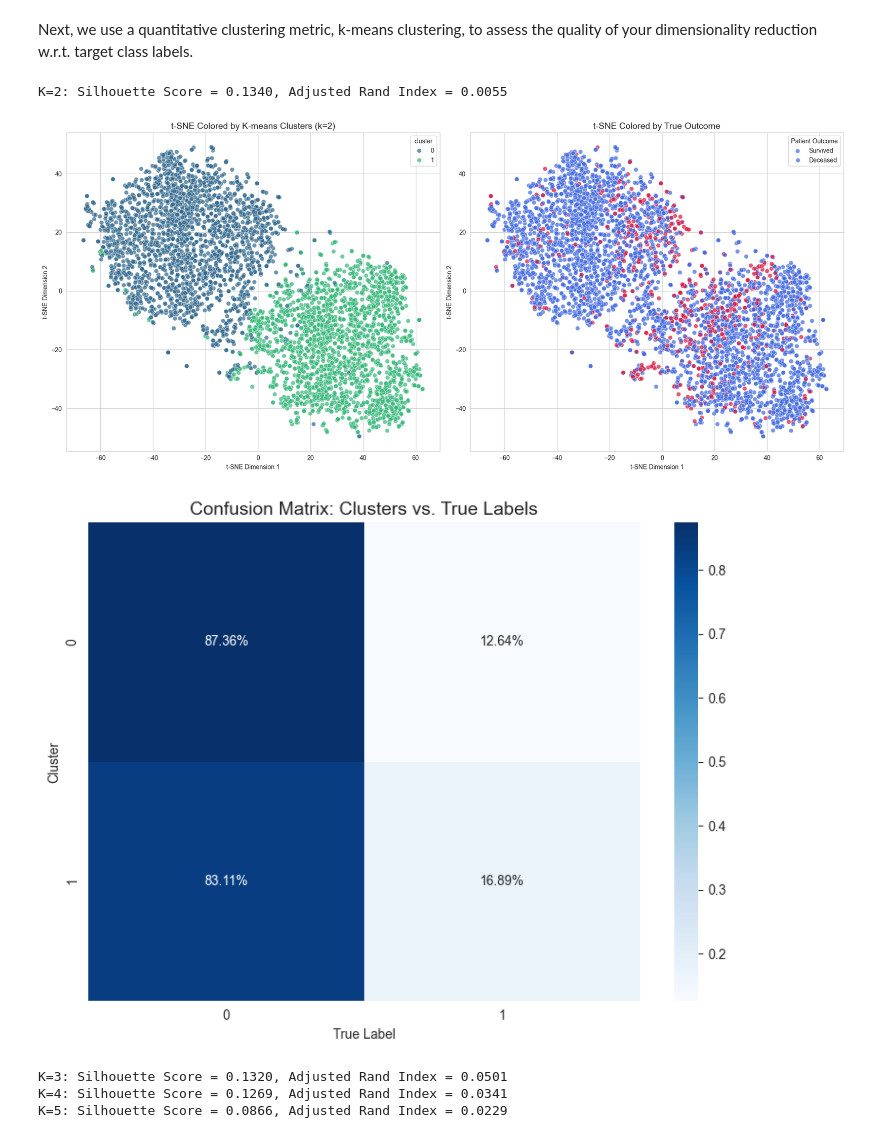
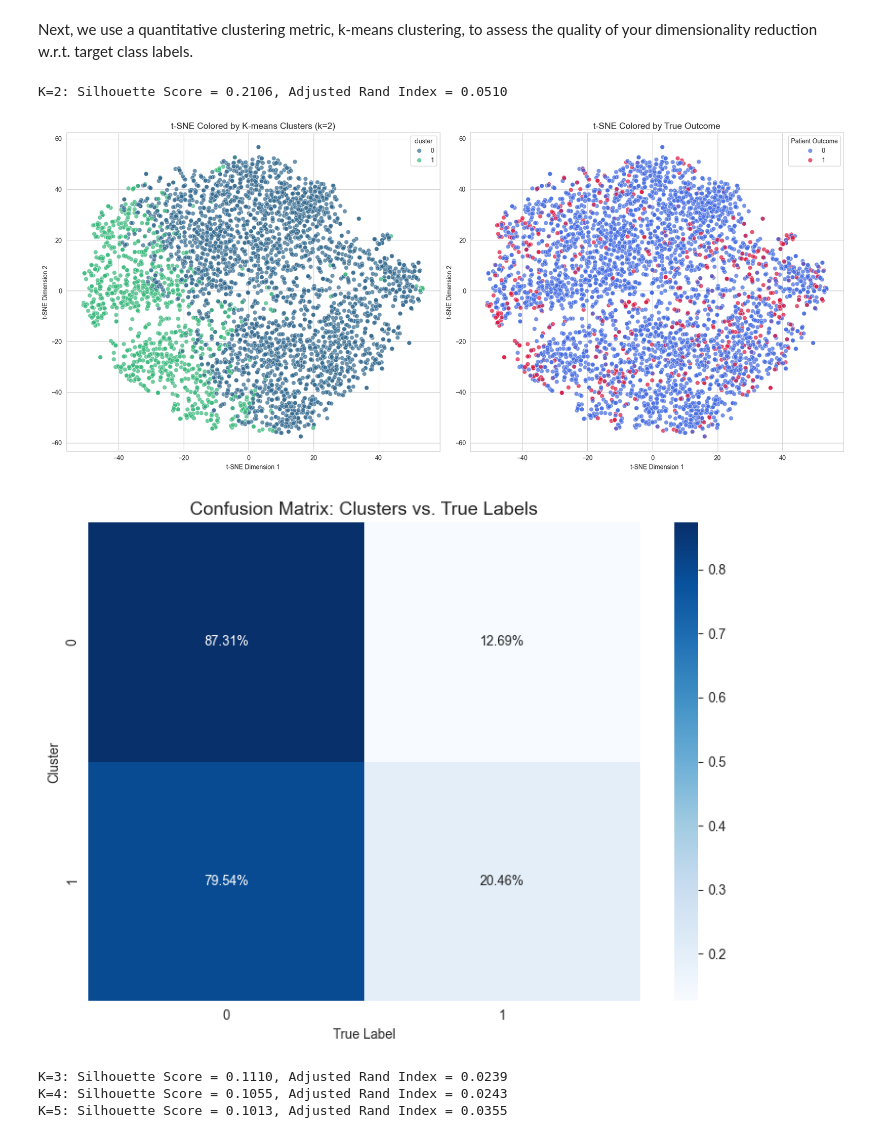
Before and after one commit to yannikc/ML4H_project1, a Jupyter notebook: q3_representation_learning.ipynb, the cells around one changed output. Drawn from its saved outputs; the diff is of its cells as text; code cells hidden in the pictures.

```diff
--- a/q3_representation_learning.ipynb
+++ b/q3_representation_learning.ipynb
@@ -81,6 +81,7 @@ def prepare_sequence_data(df):
 def create_tensor_dataset(patient_sequences):
     """
     Create a PyTorch TensorDataset from patient sequences.
+    Each tensor corresponds to one patient/RecordID sequence.
     """
     sequences = []
     record_ids = []
@@ -89,7 +90,6 @@ def create_tensor_dataset(patient_sequences):
         sequences.append(sequence)
         record_ids.append(record_id)
 
-    # Convert to tensors
     sequences_tensor = torch.FloatTensor(np.array(sequences))
     record_ids_tensor = torch.LongTensor(np.array(record_ids))
 
@@ -178,8 +212,9 @@ Features dimension val:  40
 # %%
 # Initialize model and optimization
-hidden_dim = 128
-embedding_dim = 20
-autoencoder = TimeSeriesAutoencoder(input_dim, hidden_dim, embedding_dim)
+hidden_dim = 264
+embedding_dim = 15
+num_layers = 2
+autoencoder = TimeSeriesAutoencoder(input_dim, hidden_dim, embedding_dim, num_layers)
 
 device = torch.device('cuda' if torch.cuda.is_available() else 'cpu')
 autoencoder = autoencoder.to(device)
@@ -188,13 +223,17 @@ autoencoder = autoencoder.to(device)
 criterion = nn.MSELoss()
 optimizer = optim.Adam(autoencoder.parameters(), lr=0.001)
 
+scheduler = optim.lr_scheduler.ReduceLROnPlateau(
+    optimizer, mode='min', factor=0.5, patience=3, verbose=True
+)
+
 # Training loop
-num_epochs = 75
+num_epochs = 20
 train_losses = []
 val_losses = []
 
 # Early stopping parameters
-patience = 5
+patience = 10
 best_val_loss = float('inf')
 patience_counter = 0
 
@@ -214,6 +253,7 @@ for epoch in range(num_epochs):
         # Backward pass and optimize
         optimizer.zero_grad()
         loss.backward()
+        torch.nn.utils.clip_grad_norm_(autoencoder.parameters(), max_norm=1.0)
         optimizer.step()
 
         epoch_loss += loss.item()
@@ -235,6 +275,8 @@ for epoch in range(num_epochs):
     avg_val_loss = val_loss / len(val_loader)
     val_losses.append(avg_val_loss)
 
+    scheduler.step(avg_val_loss)
+
     # Print progress
     print(f'Epoch {epoch+1}/{num_epochs}, Train Loss: {avg_train_loss:.6f}, Val Loss: {avg_val_loss:.6f}')
 
@@ -243,7 +285,7 @@ for epoch in range(num_epochs):
         best_val_loss = avg_val_loss
         patience_counter = 0
         # Save best model
-        torch.save(autoencoder.state_dict(), 'embedding_autoencoder/best_autoencoder.pth')
+        torch.save(autoencoder.state_dict(), 'embeddings/best_autoencoder.pth')
     else:
         patience_counter += 1
         if patience_counter >= patience:
@@ -258,9 +300,9 @@ plt.xlabel('Epoch')
 plt.ylabel('Loss')
 plt.title('Autoencoder Training and Validation Loss')
 plt.legend()
-plt.savefig('embedding_autoencoder/autoencoder_loss.png')
+plt.savefig('embeddings/autoencoder_loss.png')
 plt.show()
 
 # Load the best model
-autoencoder.load_state_dict(torch.load('embedding_autoencoder/best_autoencoder.pth'))
+autoencoder.load_state_dict(torch.load('embeddings/best_autoencoder.pth'))
 # %% [output]
@@ -631,14 +662,11 @@ for k in k_values:
     kmeans = KMeans(n_clusters=k, random_state=42, n_init=10)
     clusters = kmeans.fit_predict(X_test.values)
 
-    # Calculate silhouette score
+    # Calculate silhouette score & adjusted Rand index (to compare clusters with true labels)
     sil_score = silhouette_score(X_test.values, clusters)
     silhouette_scores.append(sil_score)
-
-    # Calculate adjusted Rand index (to compare clusters with true labels)
     rand_score = adjusted_rand_score(y_test.values, clusters)
     rand_scores.append(rand_score)
-
     print(f"K={k}: Silhouette Score = {sil_score:.4f}, Adjusted Rand Index = {rand_score:.4f}")
 
     # For k=2, visualize cluster assignments vs true labels
@@ -646,7 +674,6 @@ for k in k_values:
         # Add cluster assignments to our dataframe
         tsne_df['cluster'] = clusters
 
-        # Create a visualization showing both cluster and true label
         plt.figure(figsize=(18, 8))# First plot: Color by cluster
         plt.subplot(1, 2, 1)
         sns.scatterplot(x='x', y='y', hue='cluster', data=tsne_df, palette='viridis', alpha=0.7, s=50)
@@ -654,19 +681,17 @@ for k in k_values:
         plt.xlabel('t-SNE Dimension 1')
         plt.ylabel('t-SNE Dimension 2')
 
-        # Second plot: Color by true label
-        plt.subplot(1, 2, 2)
+        plt.subplot(1, 2, 2) # Second plot: Color by true label
         sns.scatterplot(x='x', y='y', hue='label', data=tsne_df,
                        palette={0: 'royalblue', 1: 'crimson'}, alpha=0.7, s=50)
         plt.title('t-SNE Colored by True Outcome', fontsize=14)
         plt.xlabel('t-SNE Dimension 1')
         plt.ylabel('t-SNE Dimension 2')
-        plt.legend(title='Patient Outcome', labels=['Survived', 'Deceased'])
+        plt.legend(title='Patient Outcome')
 
         plt.tight_layout()
         plt.savefig('tsne_clusters_vs_labels.png', dpi=300)
         plt.show()
-        # Create a confusion matrix between clusters and true labels
         cluster_label_df = pd.DataFrame({
             'cluster': clusters,
             'label': y_test.values
@@ -682,37 +707,36 @@ for k in k_values:
             normalize='index'  # Normalize by row for better interpretation
         )
 
         plt.figure(figsize=(8, 6))
         sns.heatmap(confusion, annot=True, cmap='Blues', fmt='.2%', cbar=True)
         plt.title('Confusion Matrix: Clusters vs. True Labels', fontsize=14)
         plt.tight_layout()
         plt.savefig('cluster_label_confusion.png', dpi=300)
         plt.show()
 
-# Plot silhouette scores and adjusted Rand index for different k values
 plt.figure(figsize=(12, 5))
 
 plt.subplot(1, 2, 1)
 plt.plot(k_values, silhouette_scores, 'o-', color='blue')
 plt.xlabel('Number of Clusters (k)')
 plt.ylabel('Silhouette Score')
 plt.title('Silhouette Score by Number of Clusters')
 plt.grid(True, alpha=0.3)
 
 plt.subplot(1, 2, 2)
 plt.plot(k_values, rand_scores, 'o-', color='green')
 plt.xlabel('Number of Clusters (k)')
 plt.ylabel('Adjusted Rand Index')
 plt.title('Adjusted Rand Index by Number of Clusters')
 plt.grid(True, alpha=0.3)
 
 plt.tight_layout()
 plt.savefig('clustering_metrics.png', dpi=300)
 plt.show()
 # %% [output]
-K=2: Silhouette Score = 0.1340, Adjusted Rand Index = 0.0055
+K=2: Silhouette Score = 0.2106, Adjusted Rand Index = 0.0510
-[figure, old version]
+[figure, new version]
 [figure]
-K=3: Silhouette Score = 0.1320, Adjusted Rand Index = 0.0501
-K=4: Silhouette Score = 0.1269, Adjusted Rand Index = 0.0341
-K=5: Silhouette Score = 0.0866, Adjusted Rand Index = 0.0229
+K=3: Silhouette Score = 0.1110, Adjusted Rand Index = 0.0239
+K=4: Silhouette Score = 0.1055, Adjusted Rand Index = 0.0243
+K=5: Silhouette Score = 0.1013, Adjusted Rand Index = 0.0355
```
Also changed, not shown: parts of 23 cells of this notebook, 13 other files.
